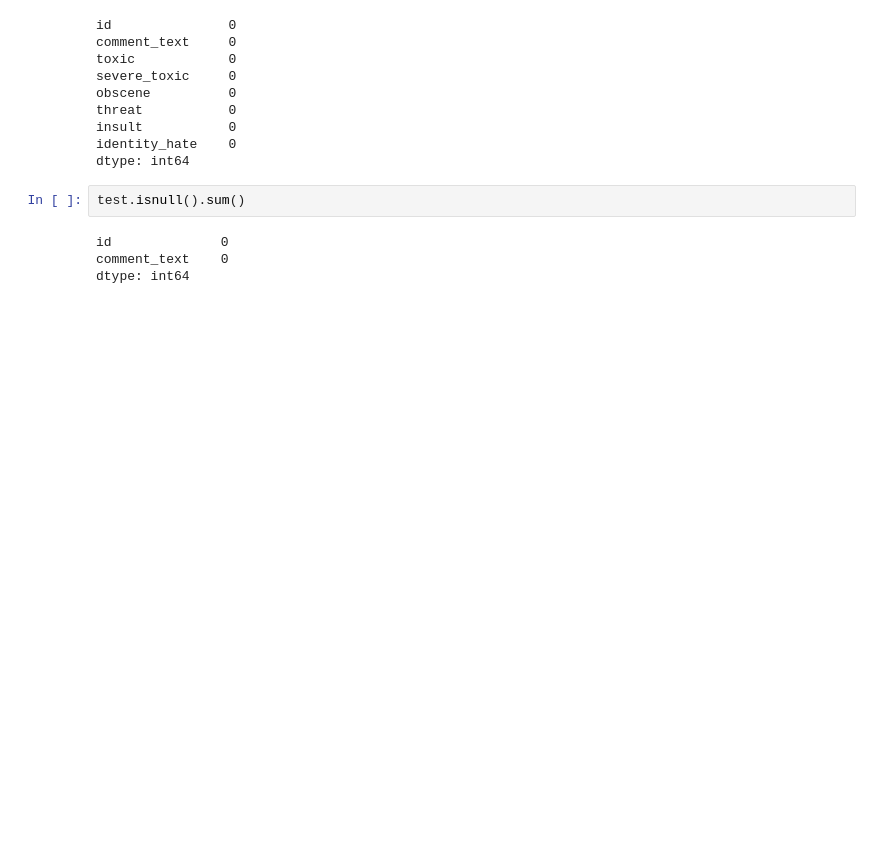
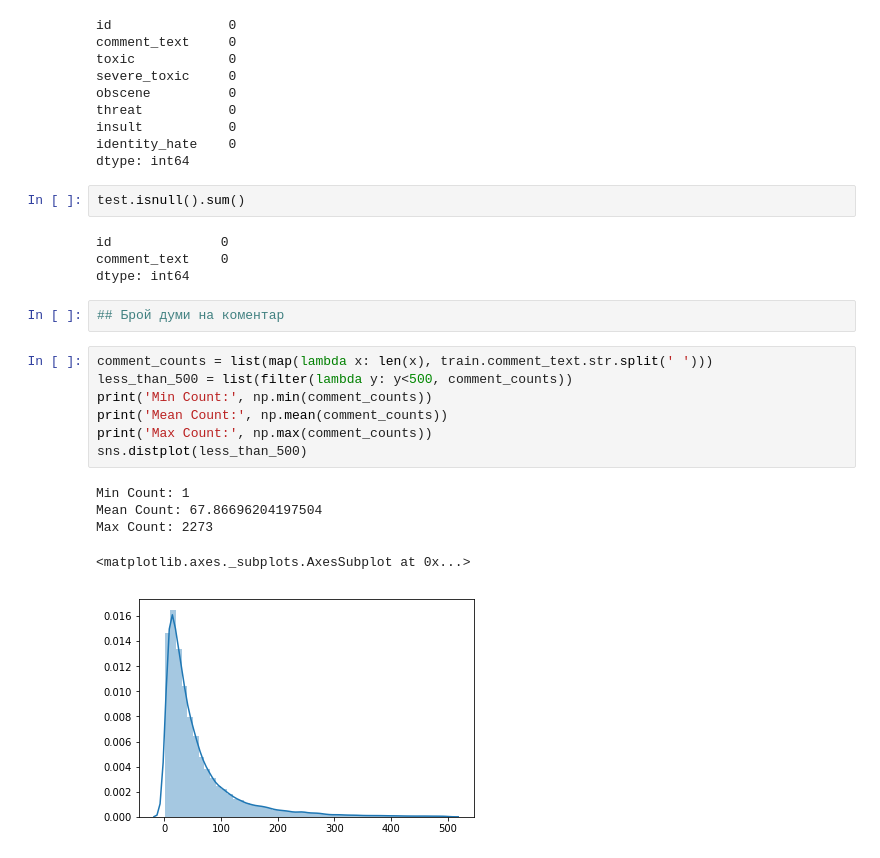
Before and after one commit to VladimirAnaniev/Toxic-Comments-Classification, a Jupyter notebook: Notebooks/Data Exploration.ipynb, the cells around one changed output. Drawn from its saved outputs; the diff is of its cells as text; blank space fills up the shorter version.

```diff
--- a/Notebooks/Data Exploration.ipynb
+++ b/Notebooks/Data Exploration.ipynb
@@ -175,3 +203,18 @@ test.isnull().sum()
 id              0
 comment_text    0
 dtype: int64
+# %%
+## Брой думи на коментар
+# %%
+comment_counts = list(map(lambda x: len(x), train.comment_text.str.split(' ')))
+less_than_500 = list(filter(lambda y: y<500, comment_counts))
+print('Min Count:', np.min(comment_counts))
+print('Mean Count:', np.mean(comment_counts))
+print('Max Count:', np.max(comment_counts))
+sns.distplot(less_than_500)
+# %% [output]
+Min Count: 1
+Mean Count: 67.86696204197504
+Max Count: 2273
+<matplotlib.axes._subplots.AxesSubplot at 0x...>
+[figure, added]
```
Also changed, not shown: parts of 10 cells of this notebook, 13 other files.
